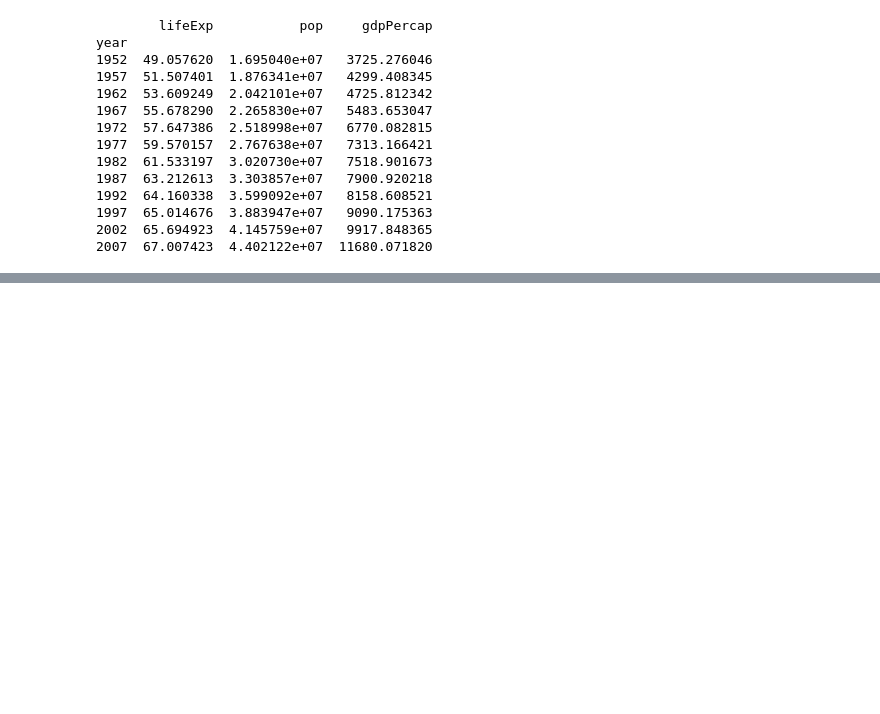
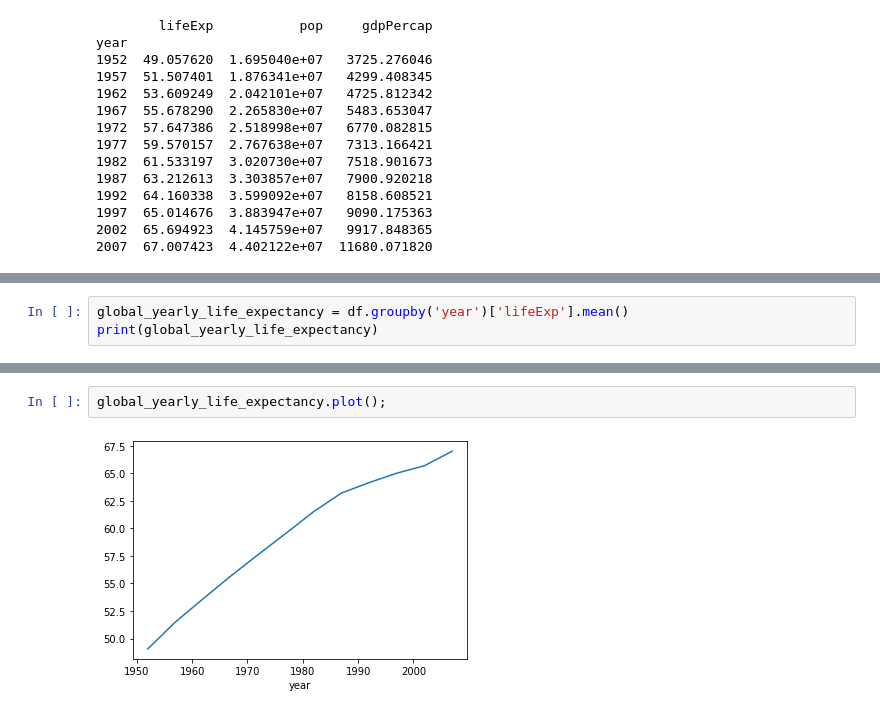
Before and after one commit to countifs/fork-doit_pandas, a Jupyter notebook: practice/02. 판다시 시작하기.ipynb, the cells around one changed output, grey strips where cells are left out. Saved outputs shown, nothing was run; the diff lists cells and outputs as text; blank space fills up the shorter version.

```diff
--- a/practice/02. 판다시 시작하기.ipynb
+++ b/practice/02. 판다시 시작하기.ipynb
@@ -530,0 +656,3 @@ year
+# %%
+global_yearly_life_expectancy = df.groupby('year')['lifeExp'].mean()
+print(global_yearly_life_expectancy)
@@ -530,0 +674,4 @@ year
+# %%
+global_yearly_life_expectancy.plot();
+# %% [output]
+[figure, added]
```
Also changed, not shown: parts of 16 cells of this notebook, 1 other file.
